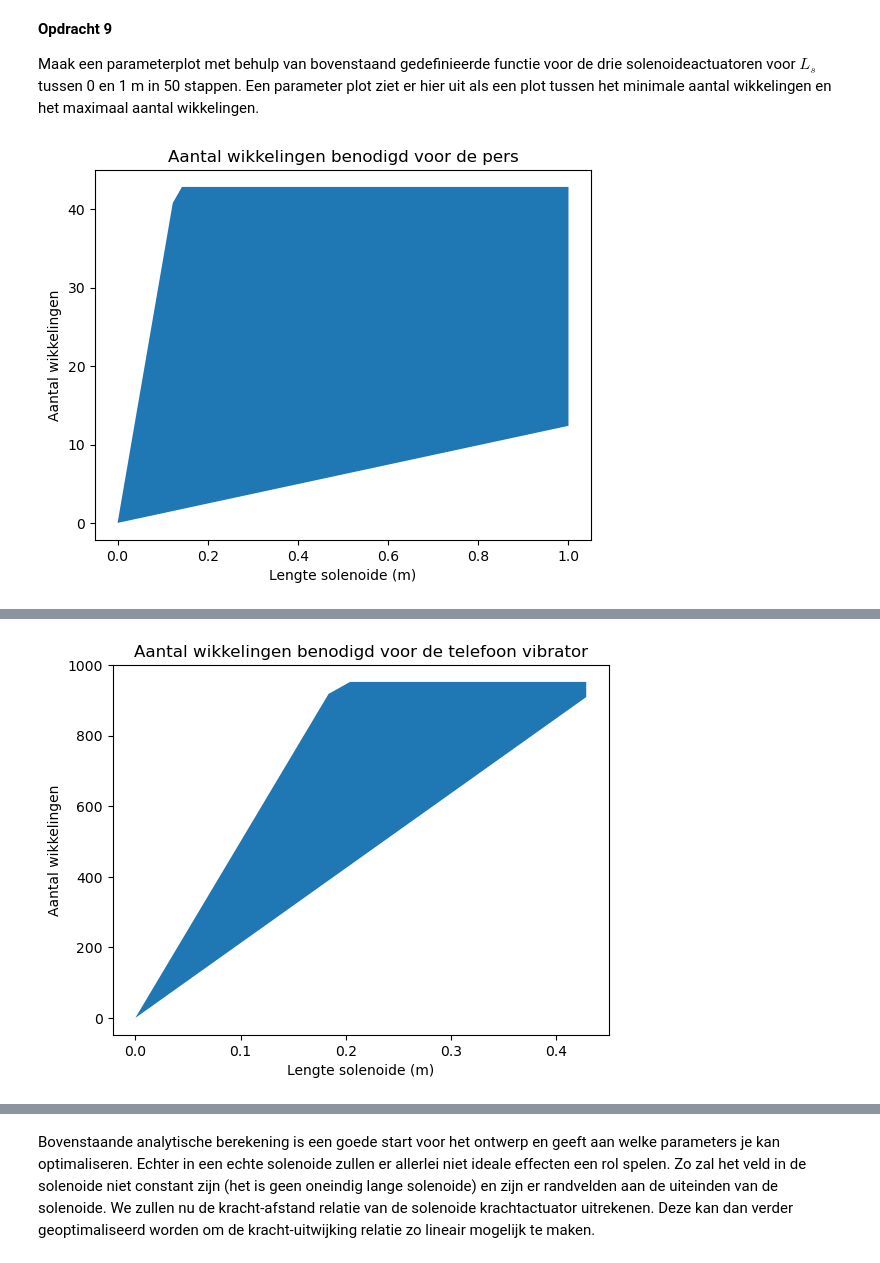
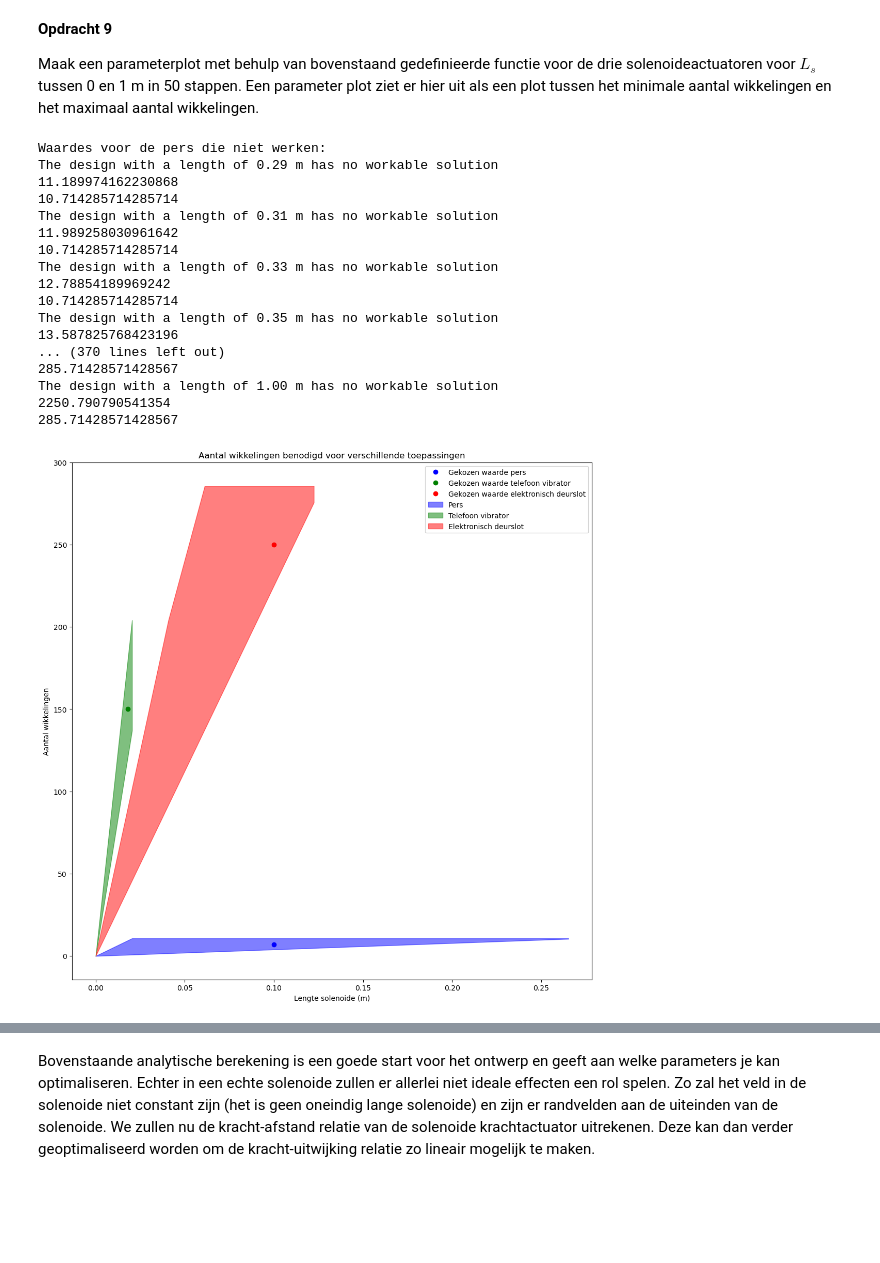
Before and after one commit to AragonMvD/opdrachten-DEF-Day, a Jupyter notebook: 2KrachtactuatorOpdracht/2KrachtactuatorOpdracht/KrachtactuatorOpdracht.ipynb, the cells around one changed output, grey strips where cells are left out. Saved outputs shown, nothing was run; the diff lists cells and outputs as text; code cells hidden in the pictures; blank space fills up the shorter version.

```diff
--- a/2KrachtactuatorOpdracht/2KrachtactuatorOpdracht/KrachtactuatorOpdracht.ipynb
+++ b/2KrachtactuatorOpdracht/2KrachtactuatorOpdracht/KrachtactuatorOpdracht.ipynb
@@ -162,12 +162,12 @@ def func(U,I,r):
 
 #Uitwerking per toepassing
 
-L_1 = func(12,180,1.5e-3)
+L_1 = func(12,180,(1.5e-3)/2)
 print("De maximale lengte van het draad voor de pers is %.2f m" % L_1)
 
-L_2 = func(5,0.5,0.1e-3)
+L_2 = func(5,0.5,(0.1e-3)/2)
 print("De maximale lengte van het draad voor de telefoon vibrator is %.2f m" % L_2)
 
-L_3 = func(9,0.5,0.1e-3)
+L_3 = func(20,2,(0.2e-3)/2)
 print("De maximale lengte van het draad voor het elektronische deurslot is %.2f m" % L_3)
 # %% [output]
@@ -196,15 +196,15 @@ Het maximum aantal wikkelingen is de kleinste van voorwaarde 2) en 3). Geef een
 Plaats hier een png met jullie eventuele analytische afleiding.
 # %%
 #Relevante constantes:
-chi_ijzer = 10e4
+chi_ijzer = 1e4
 mu0 = 1.25663706127e-6
 
 
 # Definieren functie:
-def aantal_wikkelingen(L_s,L_d,r_s,r_d,I,F):
+def aantal_wikkelingen(L_s,L_d,r_s,d_d,I,F):
 
     N_min = np.sqrt((2*F*L_s**2)/((I**2) * np.pi * (r_s**2) * mu0 * chi_ijzer))
-    N_max_1 = L_s/(2*r_d)
+    N_max_1 = L_s/(d_d)
     N_max_2 = L_d/(2*np.pi*r_s)
     N_max = min(N_max_1,N_max_2)
     if N_min > N_max: ## Als het ontwerp niet mogelijk is.
@@ -242,50 +242,64 @@ F1 = 9810 #N
 
 N_min1 = np.zeros(len(L_solonoide))
 N_max1 = np.zeros(len(L_solonoide))
 
+print("Waardes voor de pers die niet werken:")
 for i in range(len(L_solonoide)):
     N_min1[i], N_max1[i] = aantal_wikkelingen(L_solonoide[i],L_1,r_s1,1.5e-3,180,F1)
-
-plt.figure()
-plt.fill_between(L_solonoide,N_min1, N_max1)
-plt.xlabel("Lengte solenoide (m)")
-plt.ylabel("Aantal wikkelingen")
-plt.title("Aantal wikkelingen benodigd voor de pers")
-plt.show()
-
+print()
 
 #Toepassing 2: Telefoon vibrator
 r_s2 = 3e-3
 F2 = 2 #N
 
 N_min2 = np.zeros(len(L_solonoide))
 N_max2 = np.zeros(len(L_solonoide))
 
+print("Waardes voor de telefoon vibrator die niet werken:")
 for i in range(len(L_solonoide)):
     N_min2[i], N_max2[i] = aantal_wikkelingen(L_solonoide[i],L_2,r_s2,0.1e-3,0.5,F2)
-
-plt.figure()
-plt.fill_between(L_solonoide,N_min2, N_max2)
-plt.xlabel("Lengte solenoide (m)")
-plt.ylabel("Aantal wikkelingen")
-plt.title("Aantal wikkelingen benodigd voor de telefoon vibrator")
-plt.show()
+print()
 
 #Toepassing 3: Elektronisch deurslot
 r_s3 = 1e-2
 F3 = 40 #N
 
 N_min3 = np.zeros(len(L_solonoide))
 N_max3 = np.zeros(len(L_solonoide))
 
+print("Waardes voor het elektronisch deurslot die niet werken:")
 for i in range(len(L_solonoide)):
-    N_min3[i], N_max3[i] = aantal_wikkelingen(L_solonoide[i],L_3,r_s3,0.1e-3,0.5,F3)
+    N_min3[i], N_max3[i] = aantal_wikkelingen(L_solonoide[i],L_3,r_s3,0.2e-3,2,F3)
+print()
 
-plt.figure()
-plt.fill_between(L_solonoide,N_min3, N_max3)
+plt.figure(figsize=(13,13))
+plt.plot(0.1,7,'bo', label="Gekozen waarde pers")
+plt.plot(0.018,150,'go', label="Gekozen waarde telefoon vibrator")
+plt.plot(0.1,250,'ro', label="Gekozen waarde elektronisch deurslot")
+plt.fill_between(L_solonoide,N_min1, N_max1, color = "b", alpha=0.5, label='Pers')
+plt.fill_between(L_solonoide,N_min2, N_max2,color = "g", alpha=0.5, label='Telefoon vibrator')
+plt.fill_between(L_solonoide,N_min3, N_max3,color = "r", alpha=0.5, label='Elektronisch deurslot')
 plt.xlabel("Lengte solenoide (m)")
 plt.ylabel("Aantal wikkelingen")
-plt.title("Aantal wikkelingen benodigd voor het elektronische deurslot")
+plt.title("Aantal wikkelingen benodigd voor verschillende toepassingen")
+plt.legend()
 plt.show()
 # %% [output]
+Waardes voor de pers die niet werken:
+The design with a length of 0.29 m has no workable solution
+11.189974162230868
+10.714285714285714
+The design with a length of 0.31 m has no workable solution
+11.989258030961642
+10.714285714285714
+The design with a length of 0.33 m has no workable solution
+12.78854189969242
+10.714285714285714
+The design with a length of 0.35 m has no workable solution
+13.587825768423196
+... (370 lines left out)
+285.71428571428567
+The design with a length of 1.00 m has no workable solution
+2250.790790541354
+285.71428571428567
-[figure, old version]
+[figure, new version]
@@ -309 +305,0 @@ The design with a length of 1.00 m has no workable solution
-[figure, removed]
```
Also changed, not shown: parts of 3 cells of this notebook.
